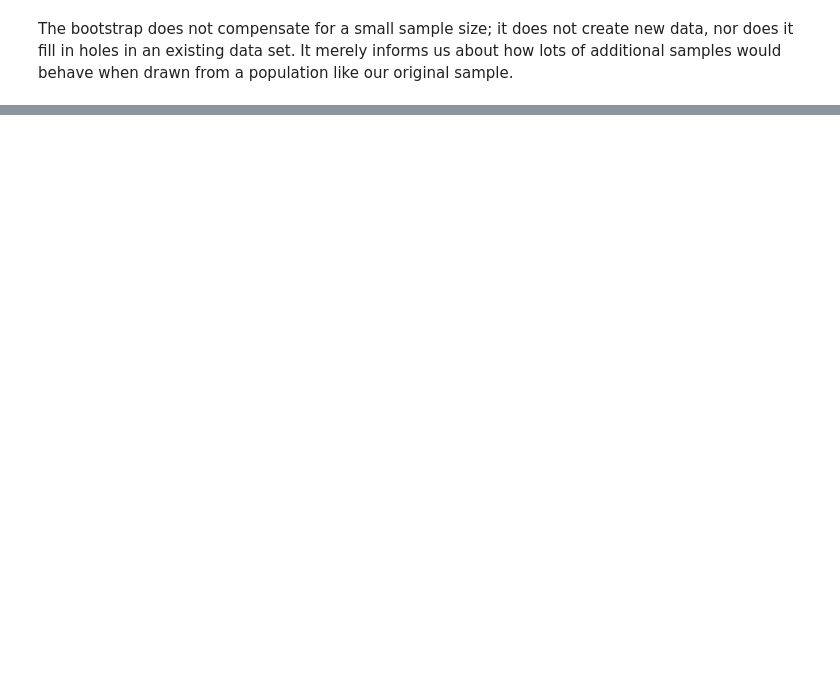
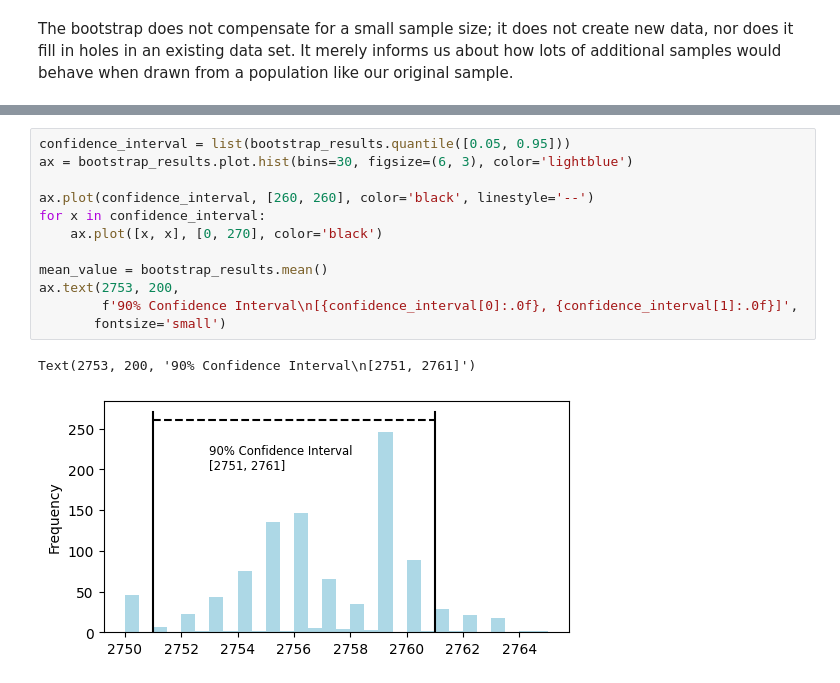
Before and after one commit to matuneville/practical-statistics-book, a Jupyter notebook: src/chapter_02/DataAndSamplingDistributions_Py.ipynb, the cells around one changed output, grey strips where cells are left out. Drawn from its saved outputs; the diff is of its cells as text; blank space fills up the shorter version.

```diff
--- a/src/chapter_02/DataAndSamplingDistributions_Py.ipynb
+++ b/src/chapter_02/DataAndSamplingDistributions_Py.ipynb
@@ -102,0 +128,15 @@ The bootstrap does not compensate for a small sample size; it does not create ne
+# %%
+confidence_interval = list(bootstrap_results.quantile([0.05, 0.95]))
+ax = bootstrap_results.plot.hist(bins=30, figsize=(6, 3), color='lightblue')
+
+ax.plot(confidence_interval, [260, 260], color='black', linestyle='--')
+for x in confidence_interval:
+    ax.plot([x, x], [0, 270], color='black')
+
+mean_value = bootstrap_results.mean()
+ax.text(2753, 200,
+        f'90% Confidence Interval\n[{confidence_interval[0]:.0f}, {confidence_interval[1]:.0f}]',
+       fontsize='small')
+# %% [output]
+Text(2753, 200, '90% Confidence Interval\n[2751, 2761]')
+[figure, added]
```
Also changed, not shown: parts of 13 cells of this notebook, 1 other file.
